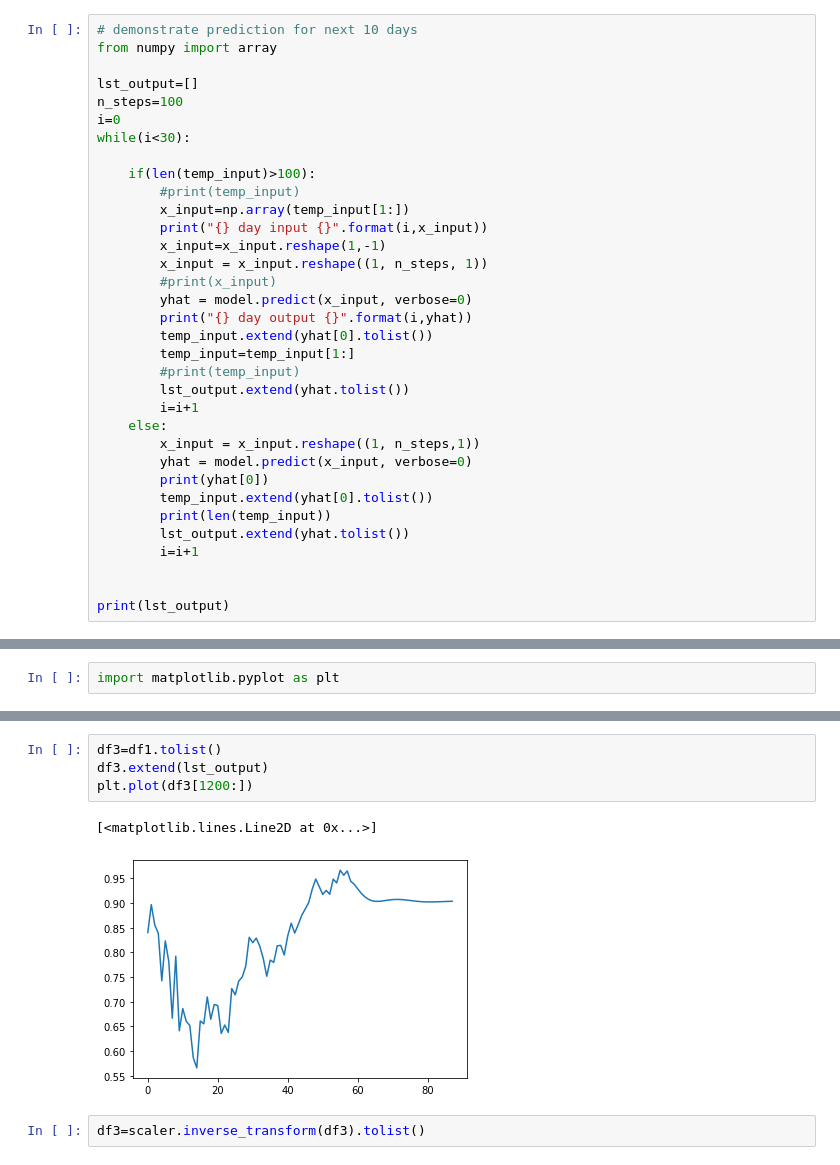
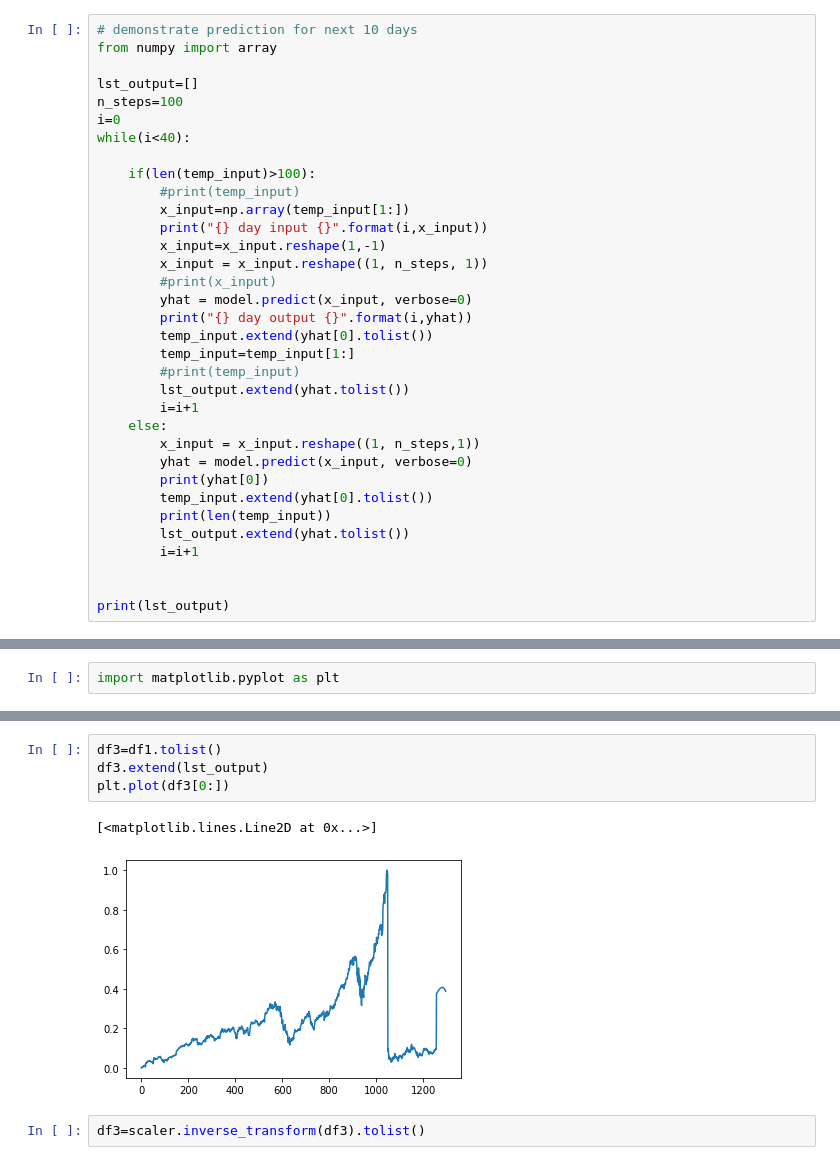
Before and after one commit to Shubham-Kr-Shaw/30-days_of_data, a Jupyter notebook: Day_8(Stock_market_prediction)/Apple_stock_price_prediction.ipynb, the cells around one changed output, grey strips where cells are left out. Saved outputs shown, nothing was run; the diff lists cells and outputs as text.

```diff
--- a/Day_8(Stock_market_prediction)/Apple_stock_price_prediction.ipynb
+++ b/Day_8(Stock_market_prediction)/Apple_stock_price_prediction.ipynb
@@ -304,7 +320,7 @@ from numpy import array
 lst_output=[]
 n_steps=100
 i=0
-while(i<30):
+while(i<40):
 
     if(len(temp_input)>100):
         #print(temp_input)
@@ -367,10 +383,10 @@ plt.plot(day_pred,scaler.inverse_transform(lst_output))
 # %%
 df3=df1.tolist()
 df3.extend(lst_output)
-plt.plot(df3[1200:])
+plt.plot(df3[0:])
 # %% [output]
 [<matplotlib.lines.Line2D at 0x...>]
-[figure, old version]
+[figure, new version]
 # %%
 df3=scaler.inverse_transform(df3).tolist()
 # %%
```
Also changed, not shown: parts of 25 cells of this notebook, 7 other files.
